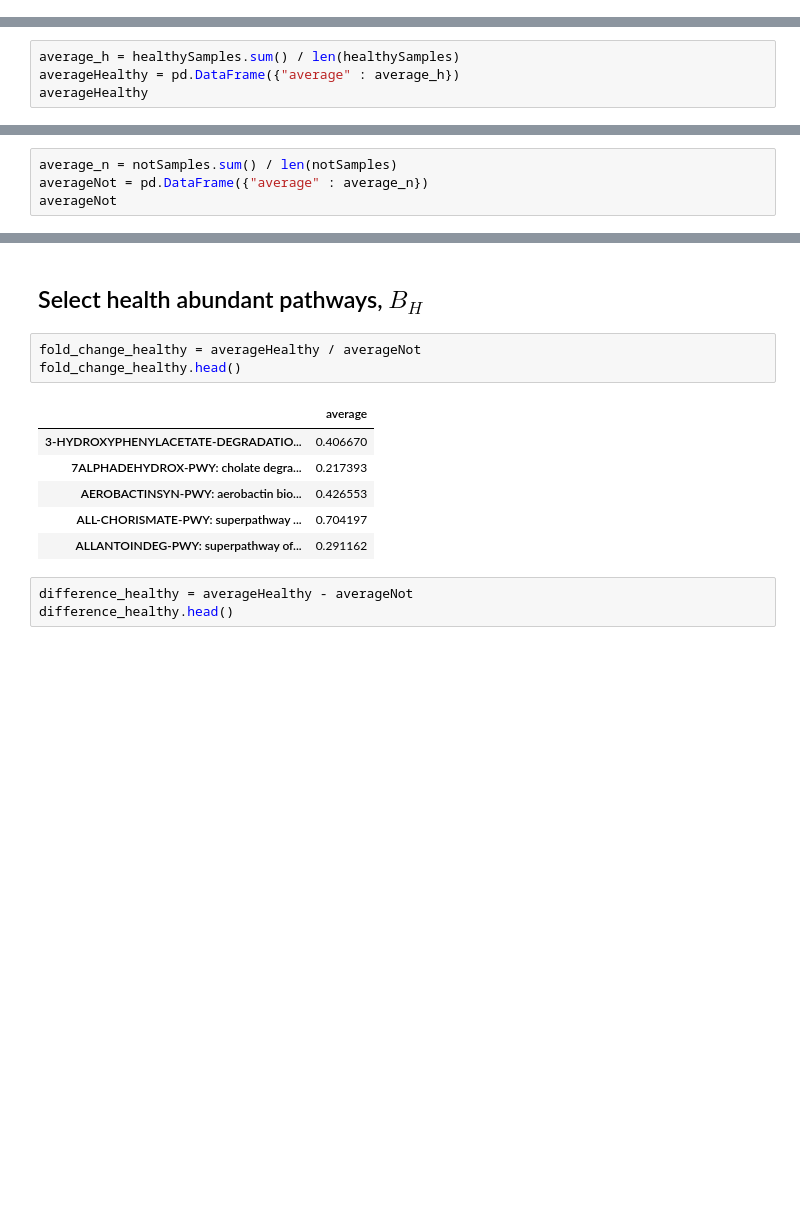
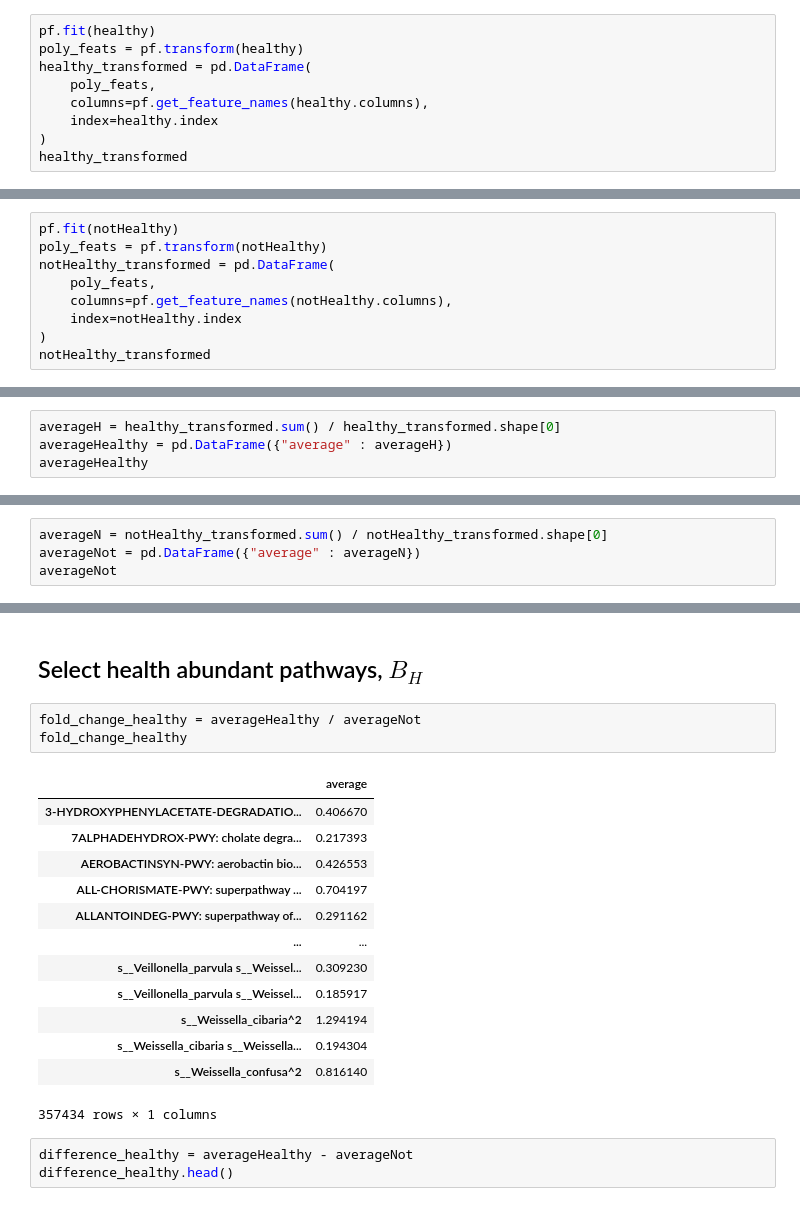
Before and after one commit to danielchang2002/GMHI2-Scratchpad, a Jupyter notebook: src/SelectBoth2.ipynb, the cells around one changed output, grey strips where cells are left out. Cells and saved outputs as stored; diff of their text form; blank space fills up the shorter version.

```diff
--- a/src/SelectBoth2.ipynb
+++ b/src/SelectBoth2.ipynb
@@ -106,0 +103,9 @@ sum(list(healthySamples.iloc[0, :]))
+# %%
+pf.fit(healthy)
+poly_feats = pf.transform(healthy)
+healthy_transformed = pd.DataFrame(
+    poly_feats,
+    columns=pf.get_feature_names(healthy.columns),
+    index=healthy.index
+)
+healthy_transformed
@@ -106,0 +126,9 @@ sum(list(healthySamples.iloc[0, :]))
+# %%
+pf.fit(notHealthy)
+poly_feats = pf.transform(notHealthy)
+notHealthy_transformed = pd.DataFrame(
+    poly_feats,
+    columns=pf.get_feature_names(notHealthy.columns),
+    index=notHealthy.index
+)
+notHealthy_transformed
@@ -107,6 +174,6 @@ sum(list(healthySamples.iloc[0, :]))
 # %%
-average_h = healthySamples.sum() / len(healthySamples)
-averageHealthy = pd.DataFrame({"average" : average_h})
+averageH = healthy_transformed.sum() / healthy_transformed.shape[0]
+averageHealthy = pd.DataFrame({"average" : averageH})
 averageHealthy
 # %% [output]
 |  | average |
@@ -125,6 +192,6 @@ averageHealthy
 # %%
-average_n = notSamples.sum() / len(notSamples)
-averageNot = pd.DataFrame({"average" : average_n})
+averageN = notHealthy_transformed.sum() / notHealthy_transformed.shape[0]
+averageNot = pd.DataFrame({"average" : averageN})
 averageNot
 # %% [output]
 |  | average |
@@ -144,14 +211,21 @@ averageNot
 ## Select health abundant pathways, $B_H$
 # %%
 fold_change_healthy = averageHealthy / averageNot
-fold_change_healthy.head()
+fold_change_healthy
 # %% [output]
 |  | average |
 | 3-HYDROXYPHENYLACETATE-DEGRADATIO... | 0.406670 |
 | 7ALPHADEHYDROX-PWY: cholate degra... | 0.217393 |
 | AEROBACTINSYN-PWY: aerobactin bio... | 0.426553 |
 | ALL-CHORISMATE-PWY: superpathway ... | 0.704197 |
 | ALLANTOINDEG-PWY: superpathway of... | 0.291162 |
+| ... | ... |
+| s__Veillonella_parvula s__Weissel... | 0.309230 |
+| s__Veillonella_parvula s__Weissel... | 0.185917 |
+| s__Weissella_cibaria^2 | 1.294194 |
+| s__Weissella_cibaria s__Weissella... | 0.194304 |
+| s__Weissella_confusa^2 | 0.816140 |
+357434 rows × 1 columns
 # %%
 difference_healthy = averageHealthy - averageNot
 difference_healthy.head()
```
Also changed, not shown: parts of 36 cells of this notebook, 2 other files.
